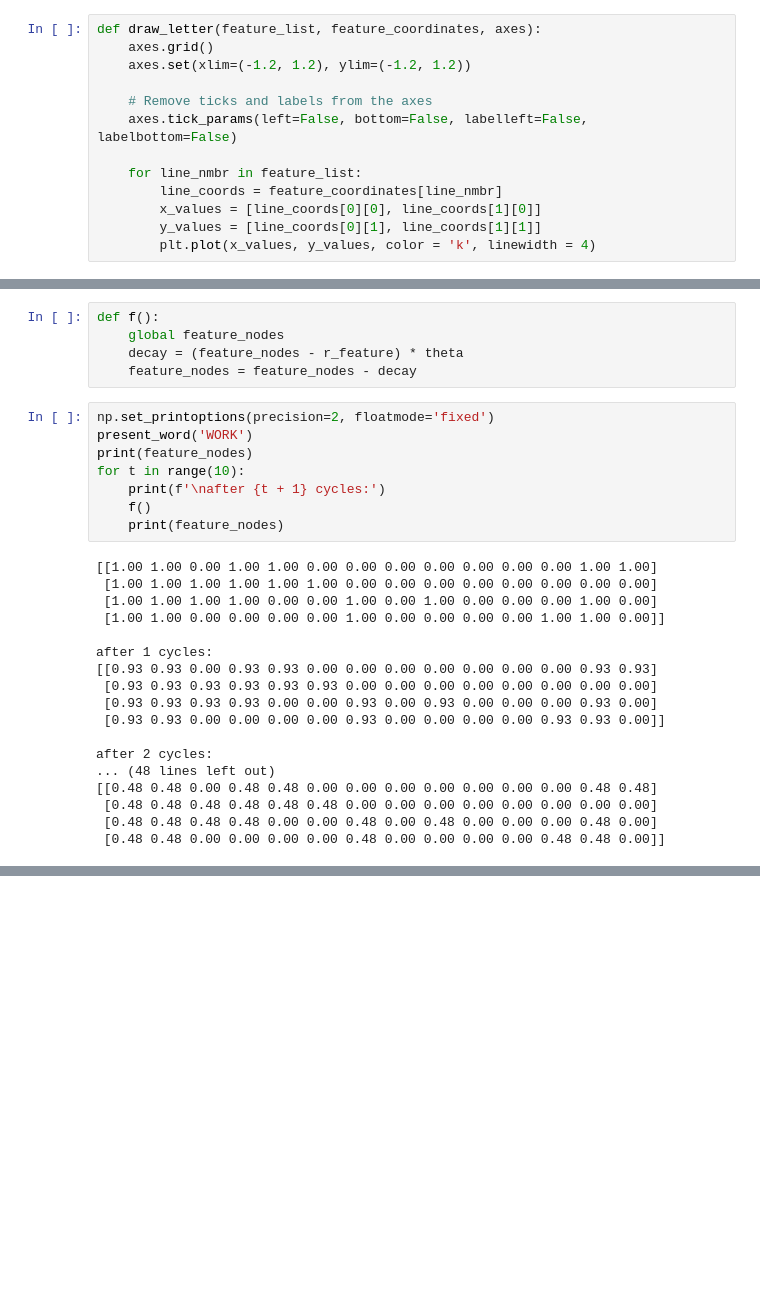
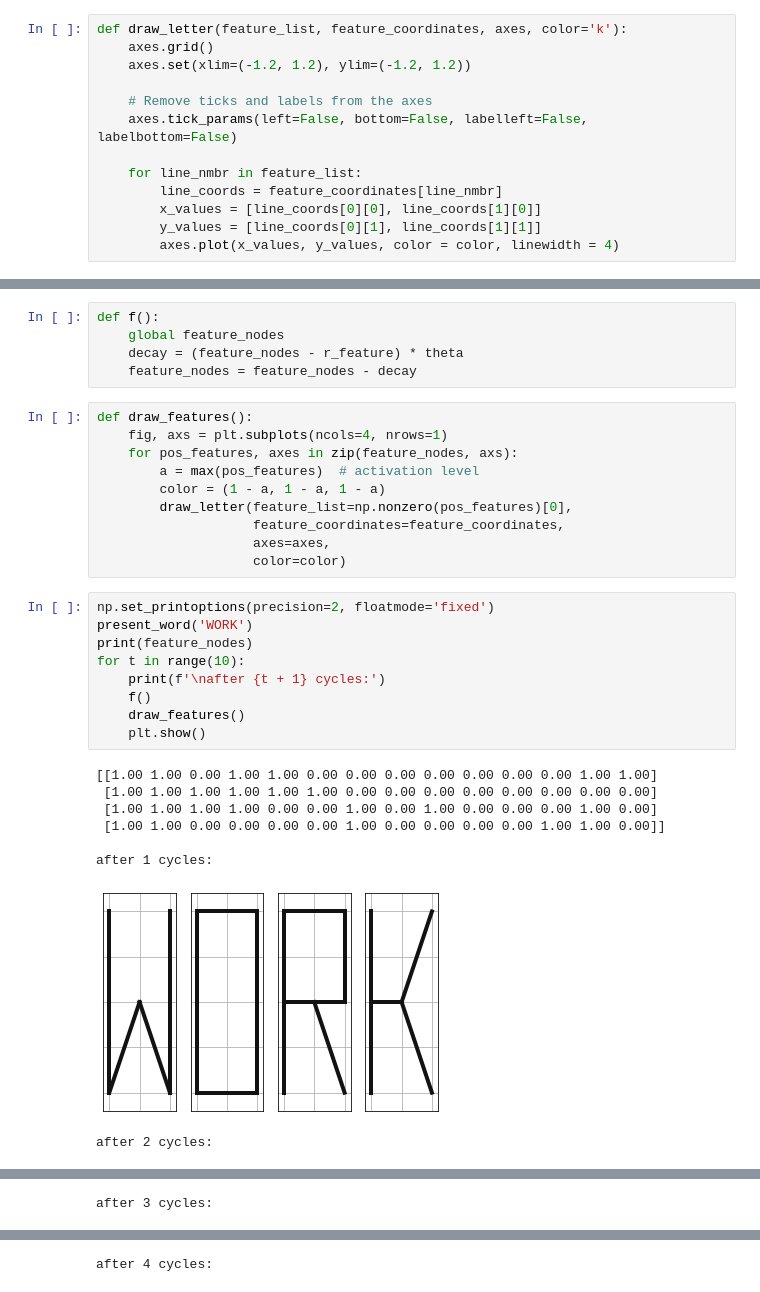
Before and after one commit to kalenkovich/cognitive-models-code, a Jupyter notebook: 01_interactive-activation-model/IAM.ipynb, the cells around one changed output, grey strips where cells are left out. Drawn from its saved outputs; the diff is of its cells as text; blank space fills up the shorter version.

Commit message:
Plotted feature activations
Grey shade represents max activation of features in a given position. We should have color of each feature represented separately

```diff
--- a/01_interactive-activation-model/IAM.ipynb
+++ b/01_interactive-activation-model/IAM.ipynb
@@ -114,7 +114,7 @@ feature_coordinates = {
 # %% [markdown]
 Function that draws one letter:
 # %%
-def draw_letter(feature_list, feature_coordinates, axes):
+def draw_letter(feature_list, feature_coordinates, axes, color='k'):
     axes.grid()
     axes.set(xlim=(-1.2, 1.2), ylim=(-1.2, 1.2))
 
@@ -125,7 +125,7 @@ def draw_letter(feature_list, feature_coordinates, axes):
         line_coords = feature_coordinates[line_nmbr]
         x_values = [line_coords[0][0], line_coords[1][0]]
         y_values = [line_coords[0][1], line_coords[1][1]]
-        plt.plot(x_values, y_values, color = 'k', linewidth = 4)
+        axes.plot(x_values, y_values, color = color, linewidth = 4)
 # %%
 plt.plot()
 axes=plt.gca()
@@ -204,29 +204,31 @@ def f():
     global feature_nodes
     decay = (feature_nodes - r_feature) * theta
     feature_nodes = feature_nodes - decay
+# %%
+def draw_features():
+    fig, axs = plt.subplots(ncols=4, nrows=1)
+    for pos_features, axes in zip(feature_nodes, axs):
+        a = max(pos_features)  # activation level
+        color = (1 - a, 1 - a, 1 - a)
+        draw_letter(feature_list=np.nonzero(pos_features)[0],
+                    feature_coordinates=feature_coordinates,
+                    axes=axes,
+                    color=color)
 # %%
 np.set_printoptions(precision=2, floatmode='fixed')
 present_word('WORK')
 print(feature_nodes)
 for t in range(10):
     print(f'\nafter {t + 1} cycles:')
     f()
-    print(feature_nodes)
+    draw_features()
+    plt.show()
 # %% [output]
 [[1.00 1.00 0.00 1.00 1.00 0.00 0.00 0.00 0.00 0.00 0.00 0.00 1.00 1.00]
  [1.00 1.00 1.00 1.00 1.00 1.00 0.00 0.00 0.00 0.00 0.00 0.00 0.00 0.00]
  [1.00 1.00 1.00 1.00 0.00 0.00 1.00 0.00 1.00 0.00 0.00 0.00 1.00 0.00]
  [1.00 1.00 0.00 0.00 0.00 0.00 1.00 0.00 0.00 0.00 0.00 1.00 1.00 0.00]]
 
 after 1 cycles:
-[[0.93 0.93 0.00 0.93 0.93 0.00 0.00 0.00 0.00 0.00 0.00 0.00 0.93 0.93]
- [0.93 0.93 0.93 0.93 0.93 0.93 0.00 0.00 0.00 0.00 0.00 0.00 0.00 0.00]
- [0.93 0.93 0.93 0.93 0.00 0.00 0.93 0.00 0.93 0.00 0.00 0.00 0.93 0.00]
- [0.93 0.93 0.00 0.00 0.00 0.00 0.93 0.00 0.00 0.00 0.00 0.93 0.93 0.00]]
-
-after 2 cycles:
-... (48 lines left out)
-[[0.48 0.48 0.00 0.48 0.48 0.00 0.00 0.00 0.00 0.00 0.00 0.00 0.48 0.48]
- [0.48 0.48 0.48 0.48 0.48 0.48 0.00 0.00 0.00 0.00 0.00 0.00 0.00 0.00]
- [0.48 0.48 0.48 0.48 0.00 0.00 0.48 0.00 0.48 0.00 0.00 0.00 0.48 0.00]
- [0.48 0.48 0.00 0.00 0.00 0.00 0.48 0.00 0.00 0.00 0.00 0.48 0.48 0.00]]
+[figure, added]
+after 2 cycles:
@@ -232,0 +236 @@ after 2 cycles:
+after 3 cycles:
@@ -232,0 +238 @@ after 2 cycles:
+after 4 cycles:
```
Also changed, not shown: parts of 1 cell of this notebook, 1 other file.
